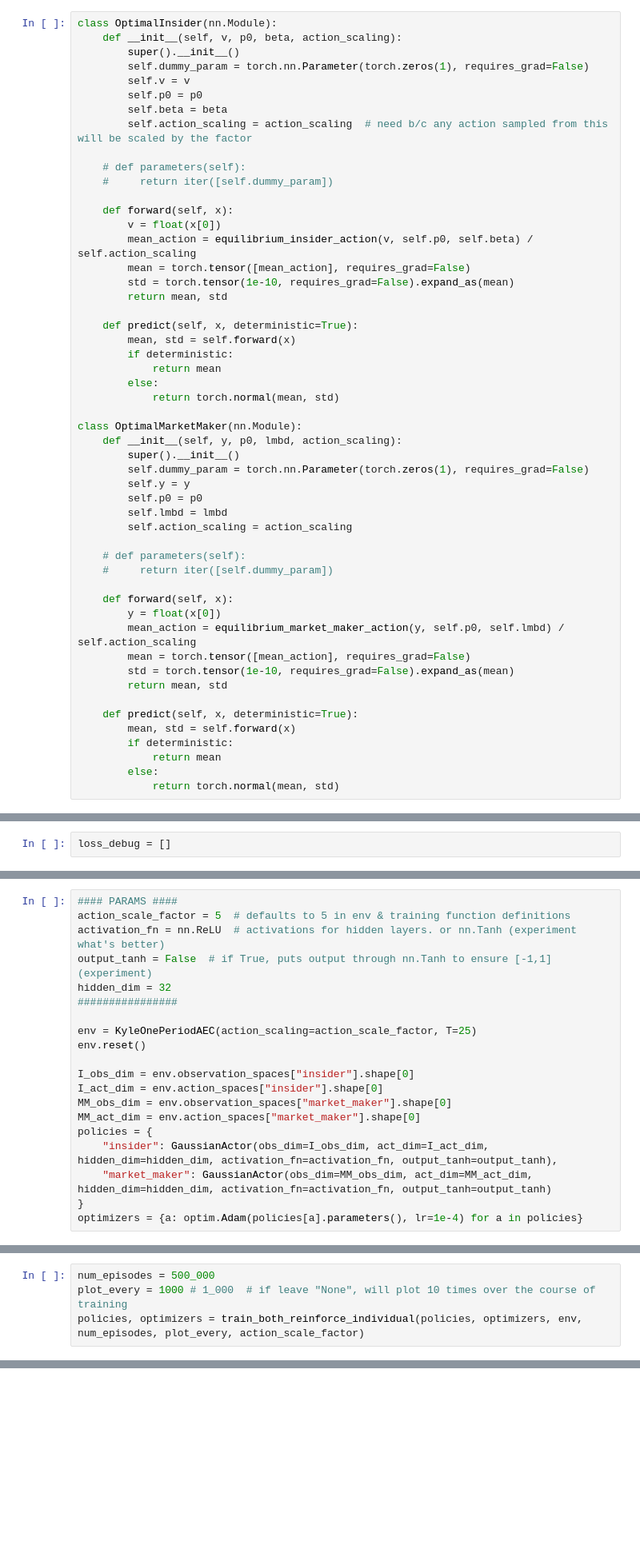
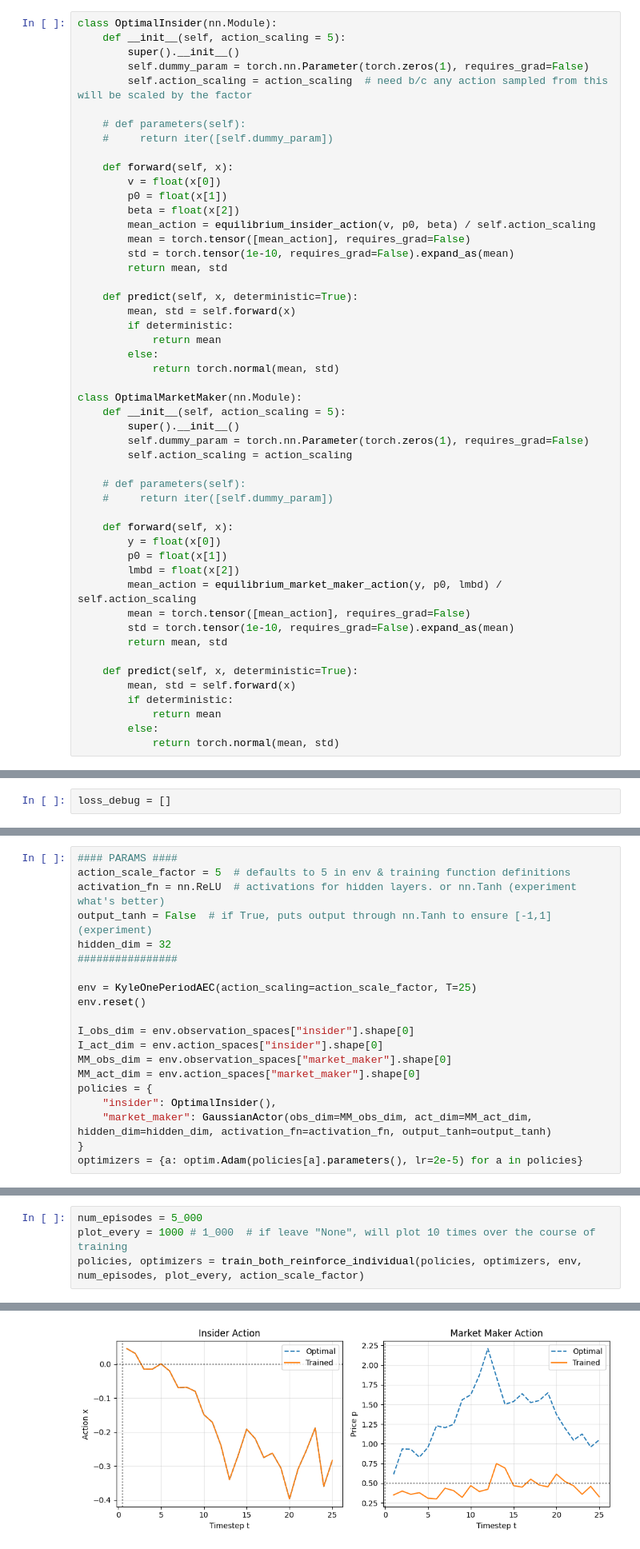
Before and after one commit to kbundaleski9000/msc_project_trading, a Jupyter notebook: MARL_multisteps.ipynb, the cells around one changed output, grey strips where cells are left out. Shown: that part at 80% size. Cells and saved outputs as stored; diff of their text form; blank space fills up the shorter version.

```diff
--- a/MARL_multisteps.ipynb
+++ b/MARL_multisteps.ipynb
@@ -305,12 +327,9 @@ class GaussianActor(nn.Module):
         return action
 # %%
 class OptimalInsider(nn.Module):
-    def __init__(self, v, p0, beta, action_scaling):
+    def __init__(self, action_scaling = 5):
         super().__init__()
         self.dummy_param = torch.nn.Parameter(torch.zeros(1), requires_grad=False)
-        self.v = v
-        self.p0 = p0
-        self.beta = beta
         self.action_scaling = action_scaling  # need b/c any action sampled from this will be scaled by the factor
 
     # def parameters(self):
@@ -318,7 +337,9 @@ class OptimalInsider(nn.Module):
 
     def forward(self, x):
         v = float(x[0])
-        mean_action = equilibrium_insider_action(v, self.p0, self.beta) / self.action_scaling
+        p0 = float(x[1])
+        beta = float(x[2])
+        mean_action = equilibrium_insider_action(v, p0, beta) / self.action_scaling
         mean = torch.tensor([mean_action], requires_grad=False)
         std = torch.tensor(1e-10, requires_grad=False).expand_as(mean)
         return mean, std
@@ -331,12 +352,9 @@ class OptimalInsider(nn.Module):
             return torch.normal(mean, std)
 
 class OptimalMarketMaker(nn.Module):
-    def __init__(self, y, p0, lmbd, action_scaling):
+    def __init__(self, action_scaling = 5):
         super().__init__()
         self.dummy_param = torch.nn.Parameter(torch.zeros(1), requires_grad=False)
-        self.y = y
-        self.p0 = p0
-        self.lmbd = lmbd
         self.action_scaling = action_scaling
 
     # def parameters(self):
@@ -344,7 +362,9 @@ class OptimalMarketMaker(nn.Module):
 
     def forward(self, x):
         y = float(x[0])
-        mean_action = equilibrium_market_maker_action(y, self.p0, self.lmbd) / self.action_scaling
+        p0 = float(x[1])
+        lmbd = float(x[2])
+        mean_action = equilibrium_market_maker_action(y, p0, lmbd) / self.action_scaling
         mean = torch.tensor([mean_action], requires_grad=False)
         std = torch.tensor(1e-10, requires_grad=False).expand_as(mean)
         return mean, std
@@ -688,10 +708,10 @@ I_act_dim = env.action_spaces["insider"].shape[0]
 MM_obs_dim = env.observation_spaces["market_maker"].shape[0]
 MM_act_dim = env.action_spaces["market_maker"].shape[0]
 policies = {
-    "insider": GaussianActor(obs_dim=I_obs_dim, act_dim=I_act_dim, hidden_dim=hidden_dim, activation_fn=activation_fn, output_tanh=output_tanh),
+    "insider": OptimalInsider(),
     "market_maker": GaussianActor(obs_dim=MM_obs_dim, act_dim=MM_act_dim, hidden_dim=hidden_dim, activation_fn=activation_fn, output_tanh=output_tanh)
 }
-optimizers = {a: optim.Adam(policies[a].parameters(), lr=1e-4) for a in policies}
+optimizers = {a: optim.Adam(policies[a].parameters(), lr=2e-5) for a in policies}
 # %% [markdown]
 Observe (after 20k episodes of single training))
 * activations Tanh, output Tanh: action function too tanh-shaped to converge
@@ -704,6 +724,7 @@ Observe (after 20k episodes of single training))
 
 *Note: unless you reinitialize policies & optimizers, this will continue training existing policies when cell is executed again*
 # %%
-num_episodes = 500_000
+num_episodes = 5_000
 plot_every = 1000 # 1_000  # if leave "None", will plot 10 times over the course of training
 policies, optimizers = train_both_reinforce_individual(policies, optimizers, env, num_episodes, plot_every, action_scale_factor)
+# %% [output]
@@ -709,0 +732 @@ policies, optimizers = train_both_reinforce_individual(policies, optimizers, env
+[figure, added]
```
Also changed, not shown: parts of 5 cells of this notebook, 2 other files.
